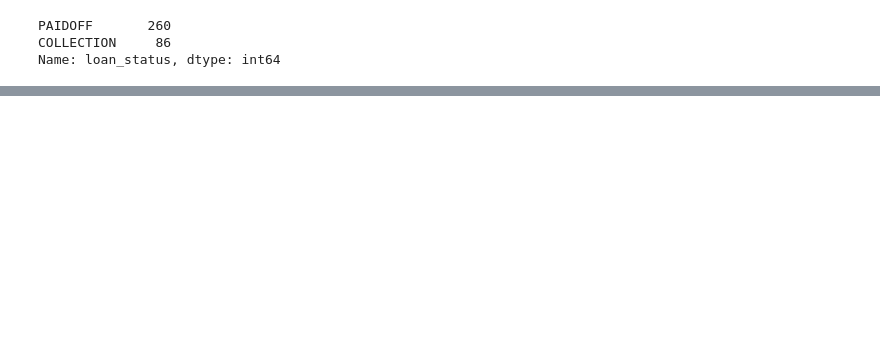
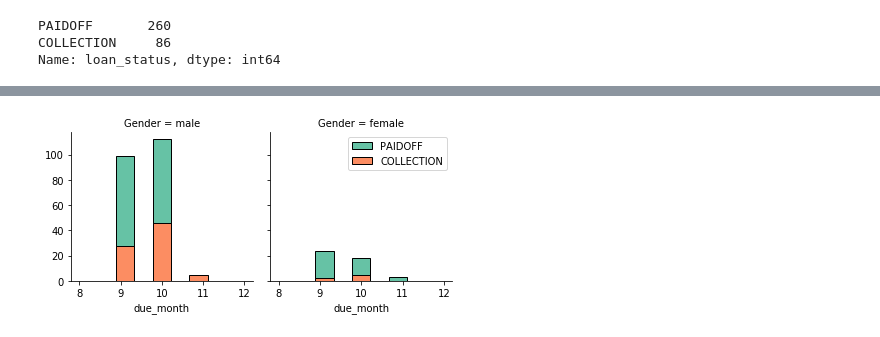
Before and after one commit to Priyanka1994/CourseCapstoneProject, a Jupyter notebook: Capstone_intro_notebook.ipynb, the cells around one changed output, grey strips where cells are left out. Saved outputs shown, nothing was run; the diff lists cells and outputs as text; code cells hidden in the pictures; blank space fills up the shorter version.

```diff
--- a/Capstone_intro_notebook.ipynb
+++ b/Capstone_intro_notebook.ipynb
@@ -232,0 +98,10 @@ X_trainset, X_testset, y_trainset, y_testset = train_test_split(X, y, test_size=
+# %%
+#this shows that most of the loans are to be paid back in the month of september.
+df['due_month'] = df.due_date.dt.month
+bins = np.linspace(df.due_month.min()-1, df.due_month.max()+1, 10)
+g = sbn.FacetGrid(df, col="Gender", hue="loan_status", palette="Set2", col_wrap=2)
+g.map(plt.hist, 'due_month', bins=bins, ec="k")
+g.axes[-1].legend()
+plt.show()
+# %% [output]
+[figure, added]
```
Also changed, not shown: parts of 44 cells of this notebook.
